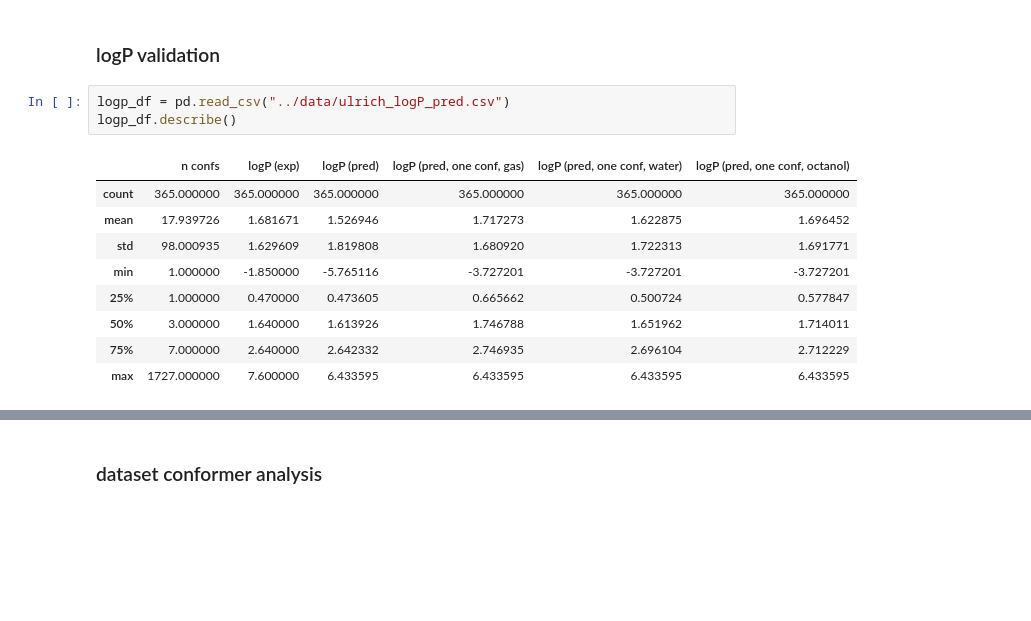
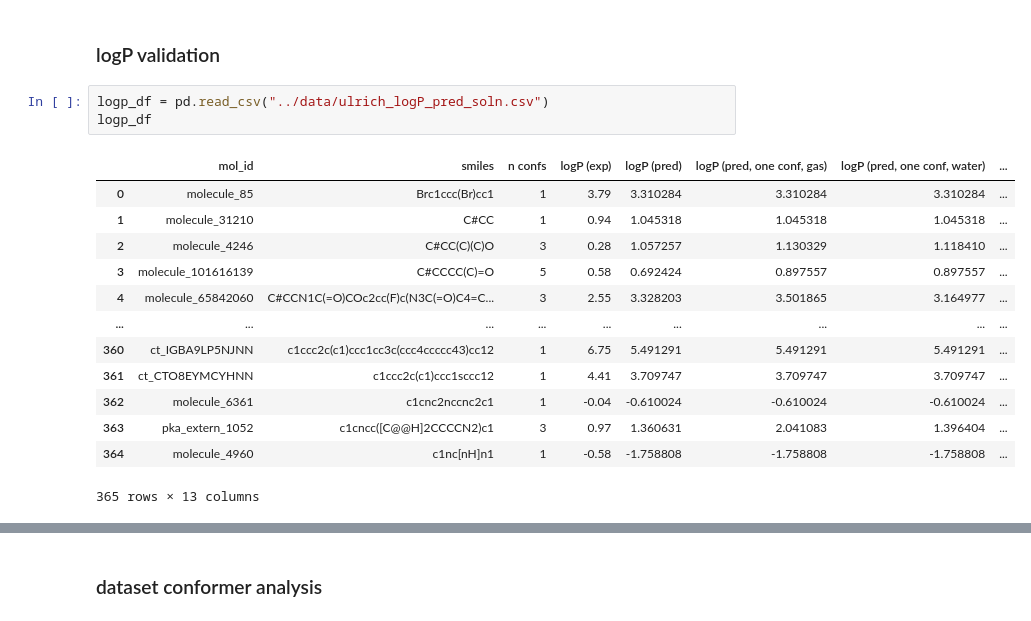
Before and after one commit to PattanaikL/conf_solv, a Jupyter notebook: ipython/analyze_dataset.ipynb, the cells around one changed output, grey strips where cells are left out. Saved outputs shown, nothing was run; the diff lists cells and outputs as text; blank space fills up the shorter version.

```diff
--- a/ipython/analyze_dataset.ipynb
+++ b/ipython/analyze_dataset.ipynb
@@ -279,18 +281,22 @@ mol = Chem.MolFromSmiles(smi)
 # %% [markdown]
 ### logP validation
 # %%
-logp_df = pd.read_csv("../data/ulrich_logP_pred.csv")
-logp_df.describe()
+logp_df = pd.read_csv("../data/ulrich_logP_pred_soln.csv")
+logp_df
 # %% [output]
-|  | n confs | logP (exp) | logP (pred) | logP (pred, one conf, gas) | logP (pred, one conf, water) | logP (pred, one conf, octanol) |
-| count | 365.000000 | 365.000000 | 365.000000 | 365.000000 | 365.000000 | 365.000000 |
-| mean | 17.939726 | 1.681671 | 1.526946 | 1.717273 | 1.622875 | 1.696452 |
-| std | 98.000935 | 1.629609 | 1.819808 | 1.680920 | 1.722313 | 1.691771 |
-| min | 1.000000 | -1.850000 | -5.765116 | -3.727201 | -3.727201 | -3.727201 |
-| 25% | 1.000000 | 0.470000 | 0.473605 | 0.665662 | 0.500724 | 0.577847 |
-| 50% | 3.000000 | 1.640000 | 1.613926 | 1.746788 | 1.651962 | 1.714011 |
-| 75% | 7.000000 | 2.640000 | 2.642332 | 2.746935 | 2.696104 | 2.712229 |
-| max | 1727.000000 | 7.600000 | 6.433595 | 6.433595 | 6.433595 | 6.433595 |
+|  | mol_id | smiles | n confs | logP (exp) | logP (pred) | logP (pred, one conf, gas) | logP (pred, one conf, water) | ... |
+| 0 | molecule_85 | Brc1ccc(Br)cc1 | 1 | 3.79 | 3.310284 | 3.310284 | 3.310284 | ... |
+| 1 | molecule_31210 | C#CC | 1 | 0.94 | 1.045318 | 1.045318 | 1.045318 | ... |
+| 2 | molecule_4246 | C#CC(C)(C)O | 3 | 0.28 | 1.057257 | 1.130329 | 1.118410 | ... |
+| 3 | molecule_101616139 | C#CCCC(C)=O | 5 | 0.58 | 0.692424 | 0.897557 | 0.897557 | ... |
+| 4 | molecule_65842060 | C#CCN1C(=O)COc2cc(F)c(N3C(=O)C4=C... | 3 | 2.55 | 3.328203 | 3.501865 | 3.164977 | ... |
+| ... | ... | ... | ... | ... | ... | ... | ... | ... |
+| 360 | ct_IGBA9LP5NJNN | c1ccc2c(c1)ccc1cc3c(ccc4ccccc43)cc12 | 1 | 6.75 | 5.491291 | 5.491291 | 5.491291 | ... |
+| 361 | ct_CTO8EYMCYHNN | c1ccc2c(c1)ccc1sccc12 | 1 | 4.41 | 3.709747 | 3.709747 | 3.709747 | ... |
+| 362 | molecule_6361 | c1cnc2nccnc2c1 | 1 | -0.04 | -0.610024 | -0.610024 | -0.610024 | ... |
+| 363 | pka_extern_1052 | c1cncc([C@@H]2CCCCN2)c1 | 3 | 0.97 | 1.360631 | 2.041083 | 1.396404 | ... |
+| 364 | molecule_4960 | c1nc[nH]n1 | 1 | -0.58 | -1.758808 | -1.758808 | -1.758808 | ... |
+365 rows × 13 columns
 # %%
 fig, ((ax1, ax2), (ax3, ax4), (ax5, ax6)) = plt.subplots(3, 2, figsize=(16, 16))
 plt.subplots_adjust(wspace=0.2, hspace=0.5)
```
Also changed, not shown: parts of 57 cells of this notebook.
